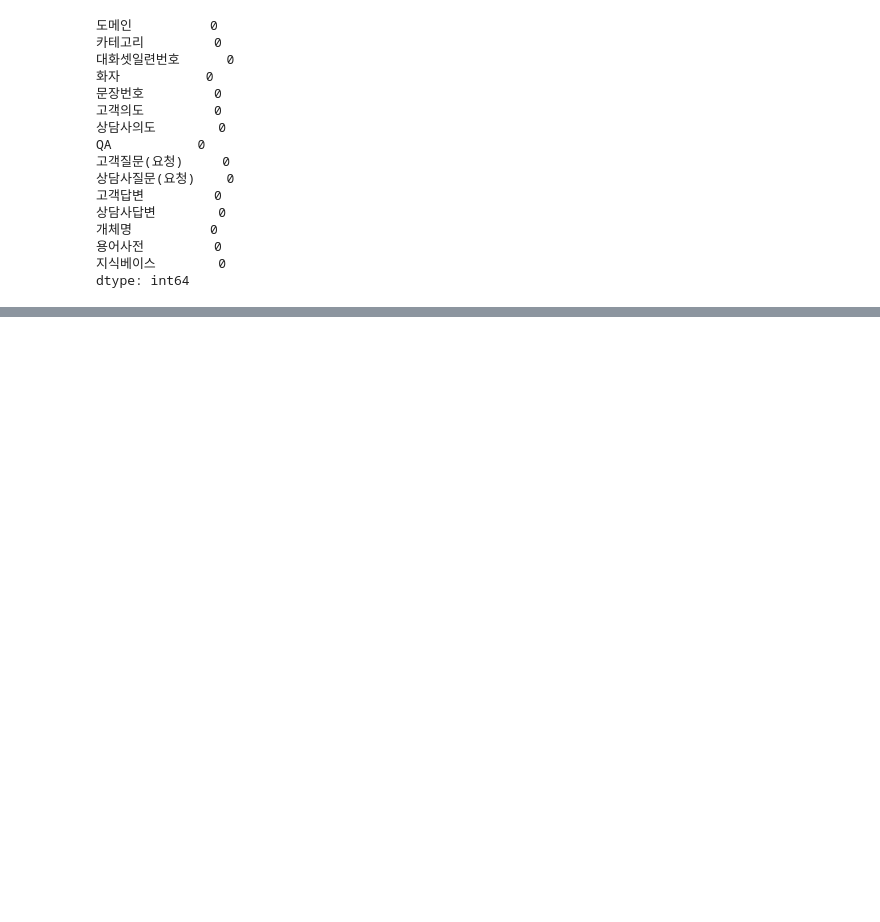
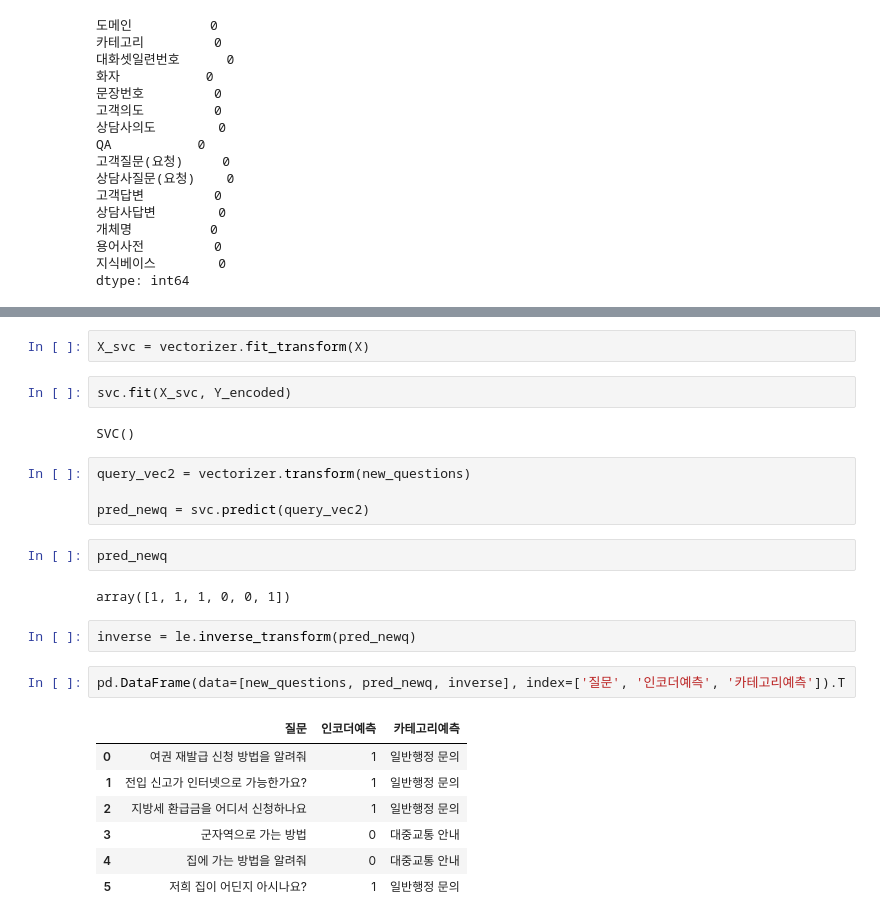
Before and after one commit to JungHyun7/multicam, a Jupyter notebook: 20251023/03_exam.ipynb, the cells around one changed output, grey strips where cells are left out. Cells and saved outputs as stored; diff of their text form; blank space fills up the shorter version.

```diff
--- a/20251023/03_exam.ipynb
+++ b/20251023/03_exam.ipynb
@@ -63,0 +229,26 @@ df.head(10)
+# %%
+X_svc = vectorizer.fit_transform(X)
+# %%
+svc.fit(X_svc, Y_encoded)
+# %% [output]
+SVC()
+# %%
+query_vec2 = vectorizer.transform(new_questions)
+
+pred_newq = svc.predict(query_vec2)
+# %%
+pred_newq
+# %% [output]
+array([1, 1, 1, 0, 0, 1])
+# %%
+inverse = le.inverse_transform(pred_newq)
+# %%
+pd.DataFrame(data=[new_questions, pred_newq, inverse], index=['질문', '인코더예측', '카테고리예측']).T
+# %% [output]
+|  | 질문 | 인코더예측 | 카테고리예측 |
+| 0 | 여권 재발급 신청 방법을 알려줘 | 1 | 일반행정 문의 |
+| 1 | 전입 신고가 인터넷으로 가능한가요? | 1 | 일반행정 문의 |
+| 2 | 지방세 환급금을 어디서 신청하나요 | 1 | 일반행정 문의 |
+| 3 | 군자역으로 가는 방법 | 0 | 대중교통 안내 |
+| 4 | 집에 가는 방법을 알려줘 | 0 | 대중교통 안내 |
+| 5 | 저희 집이 어딘지 아시나요? | 1 | 일반행정 문의 |
```
Also changed, not shown: parts of 22 cells of this notebook.
